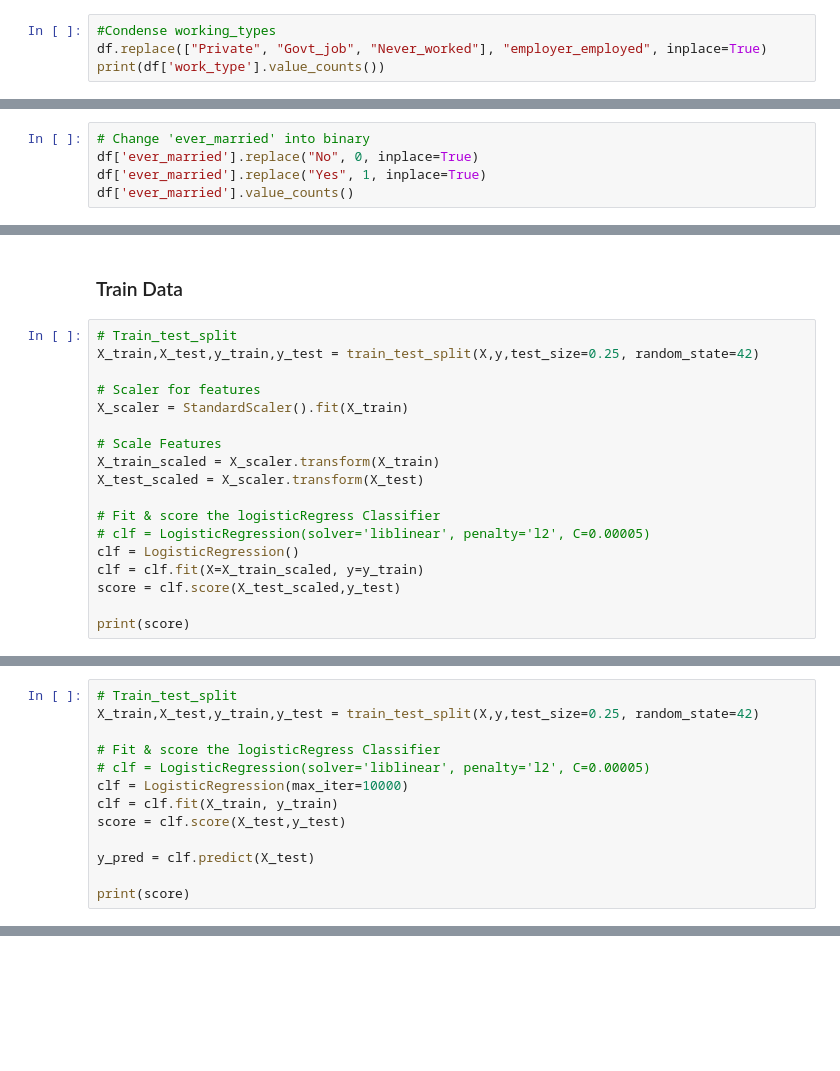
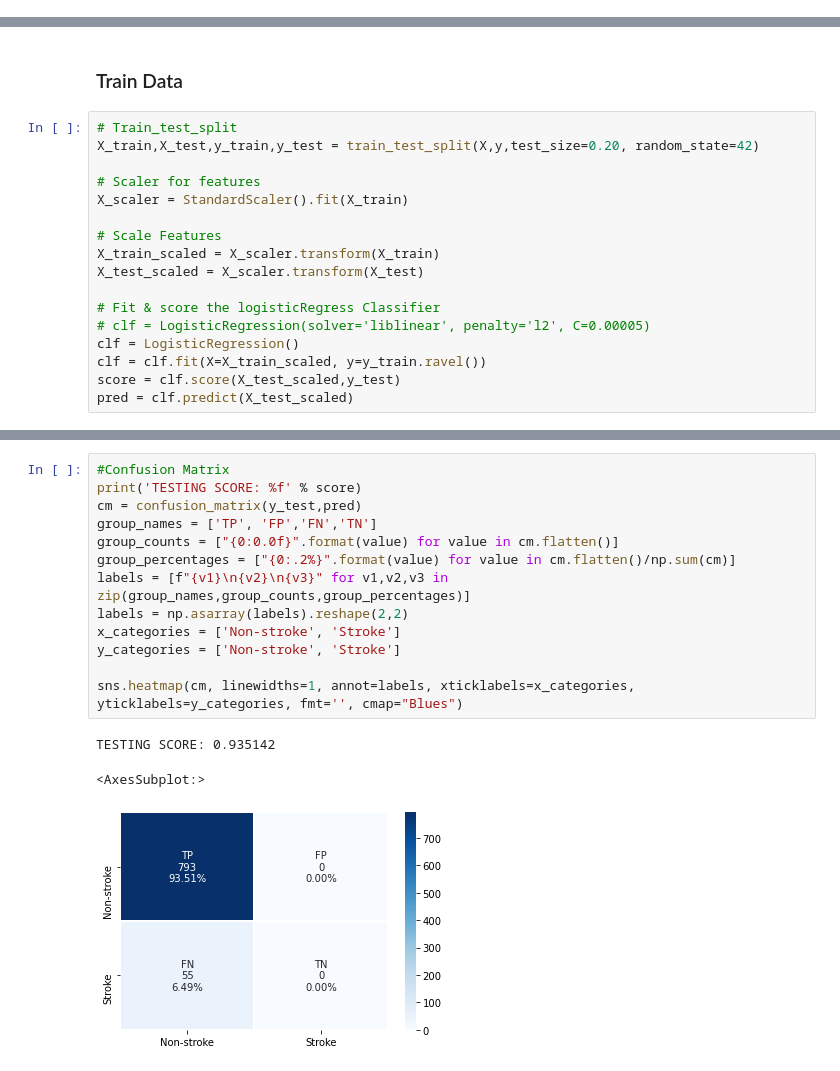
Before and after one commit to EdwinVargas22/Stroke-Analysis, a Jupyter notebook: machine_learning.ipynb, the cells around one changed output, grey strips where cells are left out. Cells and saved outputs as stored; diff of their text form; blank space fills up the shorter version.

```diff
--- a/machine_learning.ipynb
+++ b/machine_learning.ipynb
@@ -41,4 +38,0 @@ Name: stroke, dtype: int64
-# %%
-#Condense working_types
-df.replace(["Private", "Govt_job", "Never_worked"], "employer_employed", inplace=True)
-print(df['work_type'].value_counts())
@@ -49,5 +38,0 @@ Name: work_type, dtype: int64
-# %%
-# Change 'ever_married' into binary
-df['ever_married'].replace("No", 0, inplace=True)
-df['ever_married'].replace("Yes", 1, inplace=True)
-df['ever_married'].value_counts()
@@ -213,7 +72,7 @@ y = machine_ready_df["stroke"].values.reshape(-1,1)
 ### Train Data
 # %%
 # Train_test_split
-X_train,X_test,y_train,y_test = train_test_split(X,y,test_size=0.25, random_state=42)
+X_train,X_test,y_train,y_test = train_test_split(X,y,test_size=0.20, random_state=42)
 
 # Scaler for features
 X_scaler = StandardScaler().fit(X_train)
@@ -225,7 +84,6 @@ X_test_scaled = X_scaler.transform(X_test)
 # Fit & score the logisticRegress Classifier
 # clf = LogisticRegression(solver='liblinear', penalty='l2', C=0.00005)
 clf = LogisticRegression()
-clf = clf.fit(X=X_train_scaled, y=y_train)
+clf = clf.fit(X=X_train_scaled, y=y_train.ravel())
 score = clf.score(X_test_scaled,y_test)
-
-print(score)
+pred = clf.predict(X_test_scaled)
@@ -263,13 +89,0 @@ print(list(set(y_pred)))
-# %%
-# Train_test_split
-X_train,X_test,y_train,y_test = train_test_split(X,y,test_size=0.25, random_state=42)
-
-# Fit & score the logisticRegress Classifier
-# clf = LogisticRegression(solver='liblinear', penalty='l2', C=0.00005)
-clf = LogisticRegression(max_iter=10000)
-clf = clf.fit(X_train, y_train)
-score = clf.score(X_test,y_test)
-
-y_pred = clf.predict(X_test)
-
-print(score)
@@ -302,0 +90,17 @@ print(y_pred)
+# %%
+#Confusion Matrix
+print('TESTING SCORE: %f' % score)
+cm = confusion_matrix(y_test,pred)
+group_names = ['TP', 'FP','FN','TN']
+group_counts = ["{0:0.0f}".format(value) for value in cm.flatten()]
+group_percentages = ["{0:.2%}".format(value) for value in cm.flatten()/np.sum(cm)]
+labels = [f"{v1}\n{v2}\n{v3}" for v1,v2,v3 in zip(group_names,group_counts,group_percentages)]
+labels = np.asarray(labels).reshape(2,2)
+x_categories = ['Non-stroke', 'Stroke']
+y_categories = ['Non-stroke', 'Stroke']
+
+sns.heatmap(cm, linewidths=1, annot=labels, xticklabels=x_categories, yticklabels=y_categories, fmt='', cmap="Blues")
+# %% [output]
+TESTING SCORE: 0.935142
+<AxesSubplot:>
+[figure, added]
```
Also changed, not shown: parts of 52 cells of this notebook.
